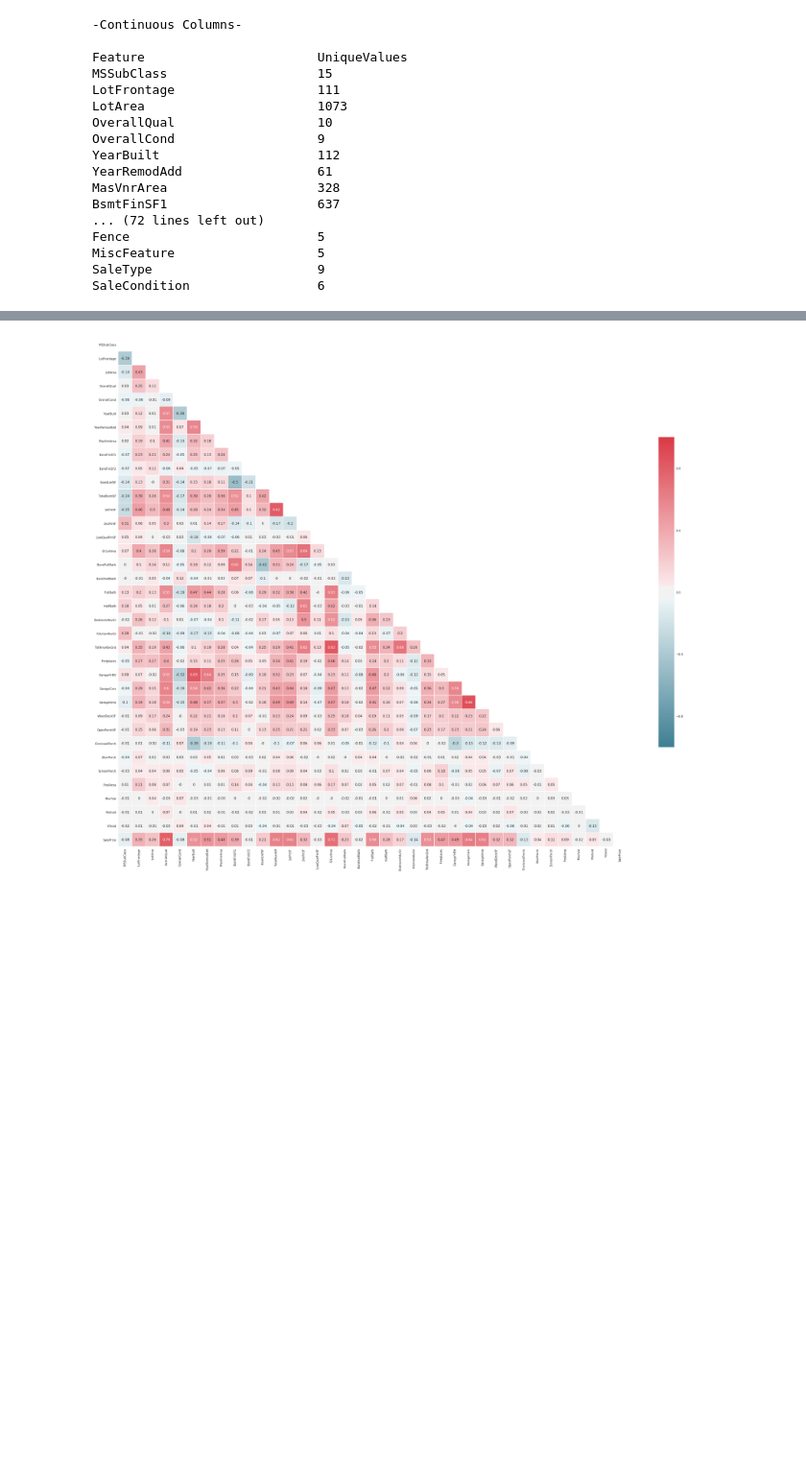
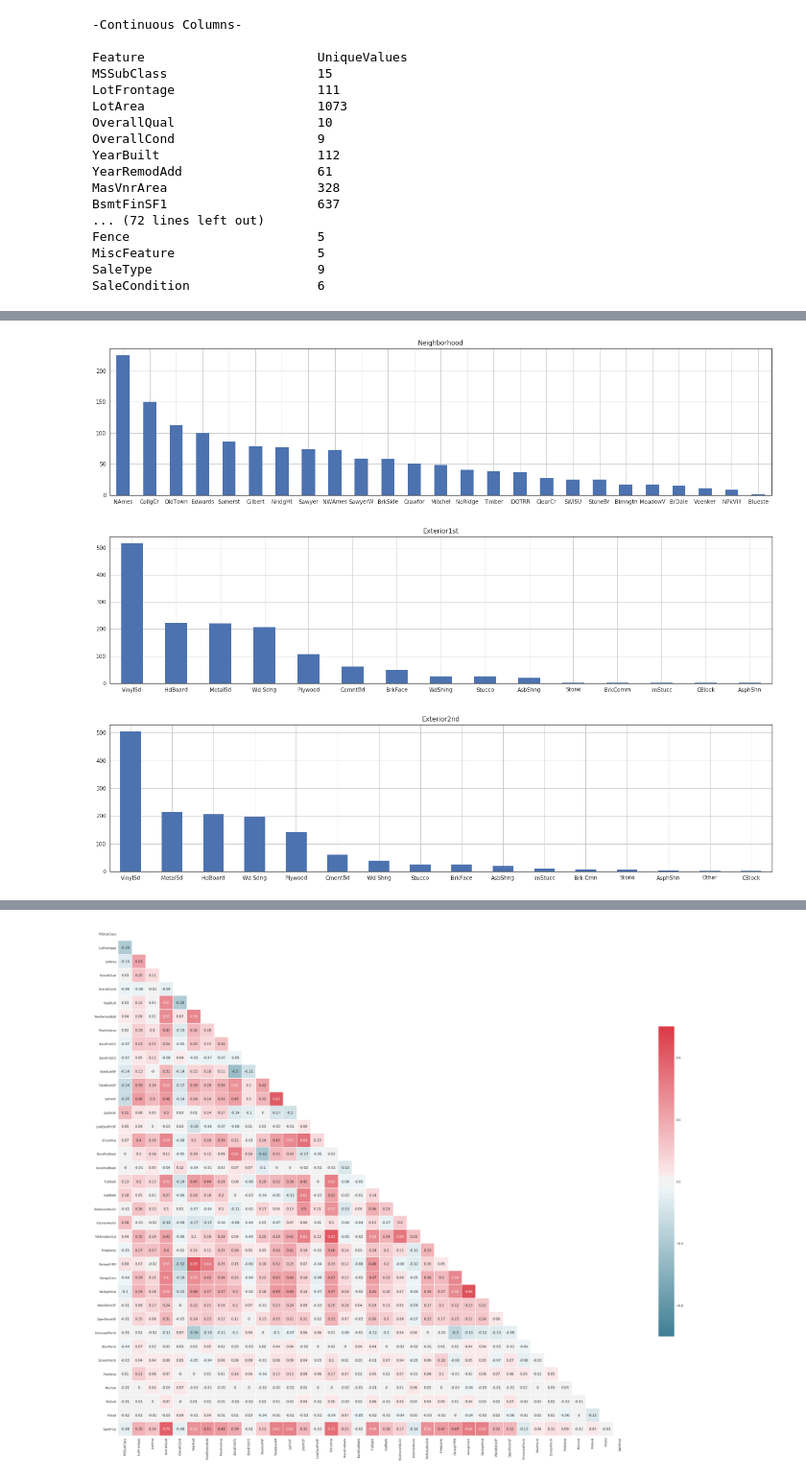
Before and after one commit to IsaacDempsey/HousingPrices, a Jupyter notebook: HousingPrices.ipynb, the cells around one changed output, grey strips where cells are left out. Shown at 96% size. Drawn from its saved outputs; the diff is of its cells as text; code cells hidden in the pictures; blank space fills up the shorter version.

```diff
--- a/HousingPrices.ipynb
+++ b/HousingPrices.ipynb
@@ -111,0 +319,11 @@ SaleCondition                 6
+# %%
+# The X axis labels on three of the above are hard to make out:
+bigger_barcharts = ['Neighborhood', 'Exterior1st', 'Exterior2nd']
+
+for feature in bigger_barcharts:
+    df[feature].value_counts().plot(kind='bar', grid=True, rot=1, title=feature, figsize=(22,5))
+    plt.show()
+# %% [output]
+[figure, added]
+[figure, added]
+[figure, added]
```
Also changed, not shown: parts of 32 cells of this notebook.
